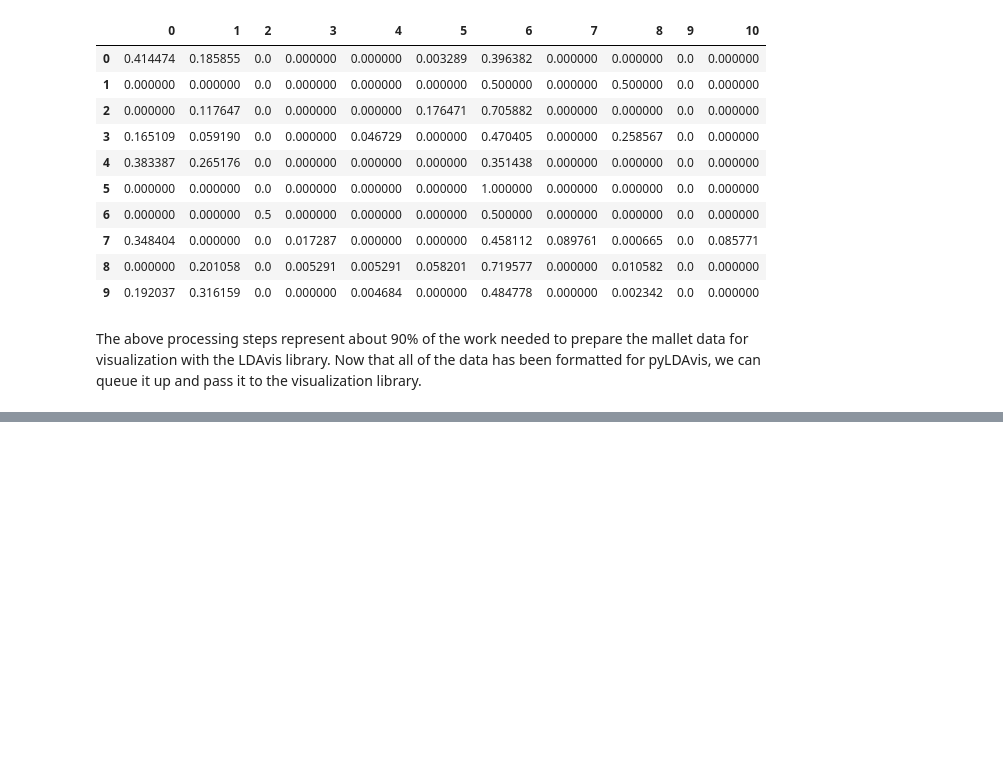
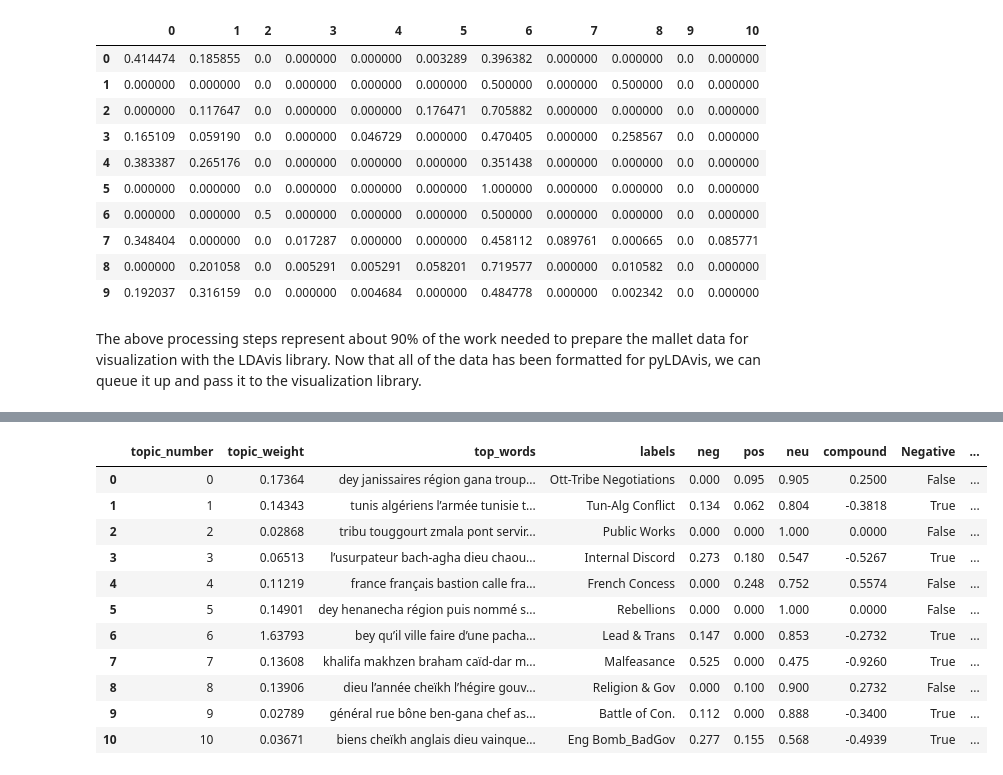
Before and after one commit to AshleySanders/OttomanAlgeria, a Jupyter notebook: ConstantineChronicles/Beys-11_Topic-MalletModel-Viz.ipynb, the cells around one changed output, grey strips where cells are left out. Cells and saved outputs as stored; diff of their text form; code cells hidden in the pictures; blank space fills up the shorter version.

```diff
--- a/ConstantineChronicles/Beys-11_Topic-MalletModel-Viz.ipynb
+++ b/ConstantineChronicles/Beys-11_Topic-MalletModel-Viz.ipynb
@@ -296,0 +1065,46 @@ To retain the current behavior and silence the warning, pass 'sort=True'.
+# %%
+#download and install the French language model for Vader Sentiment Analysis package
+#!pip install vaderSentiment-fr
+
+from vaderSentiment_fr.vaderSentiment import SentimentIntensityAnalyzer
+
+# define a function analyze_sentiment for your dataframe
+def analyze_sentiment(df):
+    #initialize empty list
+    sentiments = []
+    #initialize sentiment analyzer
+    sid = SentimentIntensityAnalyzer()
+
+    # df.shape[0] will count the number of rows. FYI df.shape[1] will count the number of columns.
+    for i in range(df.shape[0]):
+        # score each line of text with polarity scores
+        line = df['top_words'].iloc[i]
+        sentiment = sid.polarity_scores(line)
+        # append sentiment scores for each line to new columns that are labeled according to the sentiment score labels from vader
+        sentiments.append([sentiment['neg'], sentiment['pos'], sentiment['neu'], sentiment['compound']])
+    # add this data to the data frame
+    df[['neg', 'pos', 'neu', 'compound']] = pd.DataFrame(sentiments)
+    #give each tweet an overall positive/negative label based on compound score thresholds
+    df['Negative'] = df['compound'] < -0.1
+    df['Positive'] = df['compound'] > 0.1
+    return df
+
+#run your sentiment analysis function on your dataframe.
+#return the dataframe with the added columns with sentiment scores & labels
+
+analyze_sentiment(df)
+
+df
+# %% [output]
+|  | topic_number | topic_weight | top_words | labels | neg | pos | neu | compound | Negative | ... |
+| 0 | 0 | 0.17364 | dey janissaires région gana troup... | Ott-Tribe Negotiations | 0.000 | 0.095 | 0.905 | 0.2500 | False | ... |
+| 1 | 1 | 0.14343 | tunis algériens l’armée tunisie t... | Tun-Alg Conflict | 0.134 | 0.062 | 0.804 | -0.3818 | True | ... |
+| 2 | 2 | 0.02868 | tribu touggourt zmala pont servir... | Public Works | 0.000 | 0.000 | 1.000 | 0.0000 | False | ... |
+| 3 | 3 | 0.06513 | l’usurpateur bach-agha dieu chaou... | Internal Discord | 0.273 | 0.180 | 0.547 | -0.5267 | True | ... |
+| 4 | 4 | 0.11219 | france français bastion calle fra... | French Concess | 0.000 | 0.248 | 0.752 | 0.5574 | False | ... |
+| 5 | 5 | 0.14901 | dey henanecha région puis nommé s... | Rebellions | 0.000 | 0.000 | 1.000 | 0.0000 | False | ... |
+| 6 | 6 | 1.63793 | bey qu’il ville faire d’une pacha... | Lead & Trans | 0.147 | 0.000 | 0.853 | -0.2732 | True | ... |
+| 7 | 7 | 0.13608 | khalifa makhzen braham caïd-dar m... | Malfeasance | 0.525 | 0.000 | 0.475 | -0.9260 | True | ... |
+| 8 | 8 | 0.13906 | dieu l’année cheïkh l’hégire gouv... | Religion & Gov | 0.000 | 0.100 | 0.900 | 0.2732 | False | ... |
+| 9 | 9 | 0.02789 | général rue bône ben-gana chef as... | Battle of Con. | 0.112 | 0.000 | 0.888 | -0.3400 | True | ... |
+| 10 | 10 | 0.03671 | biens cheïkh anglais dieu vainque... | Eng Bomb_BadGov | 0.277 | 0.155 | 0.568 | -0.4939 | True | ... |
```
Also changed, not shown: parts of 23 cells of this notebook.
